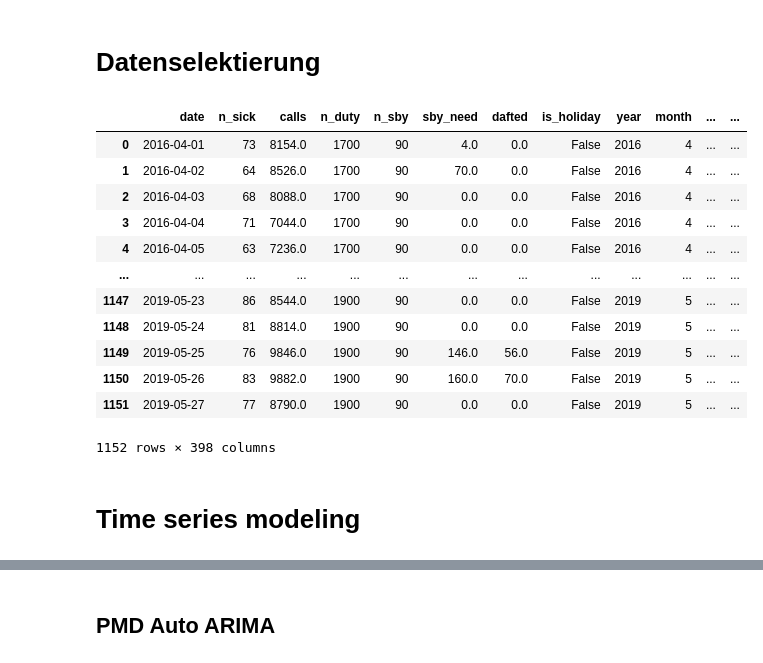
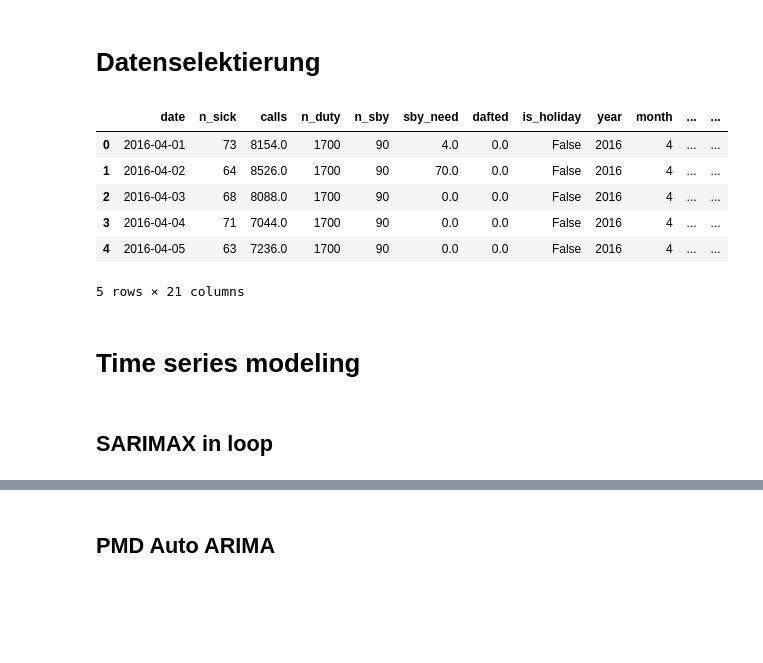
Before and after one commit to jasper-bk/Fallstudie_Model_Engineering_SoSe2024, a Jupyter notebook: notebooks/modeling/time_series_model.ipynb, the cells around one changed output, grey strips where cells are left out. Saved outputs shown, nothing was run; the diff lists cells and outputs as text; code cells hidden in the pictures; blank space fills up the shorter version.

```diff
--- a/notebooks/modeling/time_series_model.ipynb
+++ b/notebooks/modeling/time_series_model.ipynb
@@ -16,20 +16,14 @@ df['date'] = pd.to_datetime(df['date'])
 # %% [markdown]
 # Datenselektierung
 # %%
-df
+df.head()
 # %% [output]
 |  | date | n_sick | calls | n_duty | n_sby | sby_need | dafted | is_holiday | year | month | ... | ... |
 | 0 | 2016-04-01 | 73 | 8154.0 | 1700 | 90 | 4.0 | 0.0 | False | 2016 | 4 | ... | ... |
 | 1 | 2016-04-02 | 64 | 8526.0 | 1700 | 90 | 70.0 | 0.0 | False | 2016 | 4 | ... | ... |
 | 2 | 2016-04-03 | 68 | 8088.0 | 1700 | 90 | 0.0 | 0.0 | False | 2016 | 4 | ... | ... |
 | 3 | 2016-04-04 | 71 | 7044.0 | 1700 | 90 | 0.0 | 0.0 | False | 2016 | 4 | ... | ... |
 | 4 | 2016-04-05 | 63 | 7236.0 | 1700 | 90 | 0.0 | 0.0 | False | 2016 | 4 | ... | ... |
-| ... | ... | ... | ... | ... | ... | ... | ... | ... | ... | ... | ... | ... |
-| 1147 | 2019-05-23 | 86 | 8544.0 | 1900 | 90 | 0.0 | 0.0 | False | 2019 | 5 | ... | ... |
-| 1148 | 2019-05-24 | 81 | 8814.0 | 1900 | 90 | 0.0 | 0.0 | False | 2019 | 5 | ... | ... |
-| 1149 | 2019-05-25 | 76 | 9846.0 | 1900 | 90 | 146.0 | 56.0 | False | 2019 | 5 | ... | ... |
-| 1150 | 2019-05-26 | 83 | 9882.0 | 1900 | 90 | 160.0 | 70.0 | False | 2019 | 5 | ... | ... |
-| 1151 | 2019-05-27 | 77 | 8790.0 | 1900 | 90 | 0.0 | 0.0 | False | 2019 | 5 | ... | ... |
-1152 rows × 398 columns
+5 rows × 21 columns
 # %%
 df.set_index('date', inplace=True)
@@ -36,2 +32,4 @@ df.set_index('date', inplace=True)
 # %% [markdown]
 # Time series modeling
+# %% [markdown]
+## SARIMAX in loop
```
Also changed, not shown: parts of 9 cells of this notebook, 5 other files.
